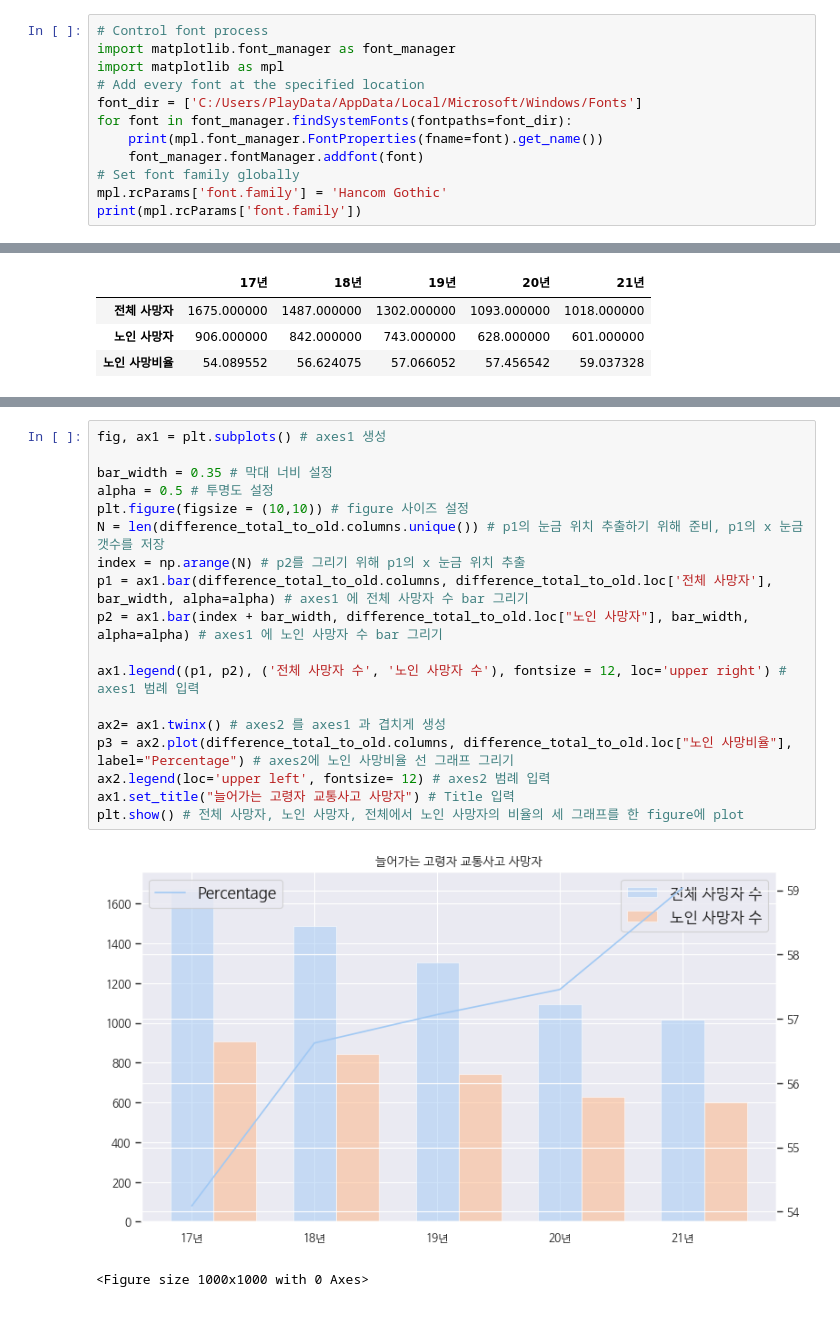
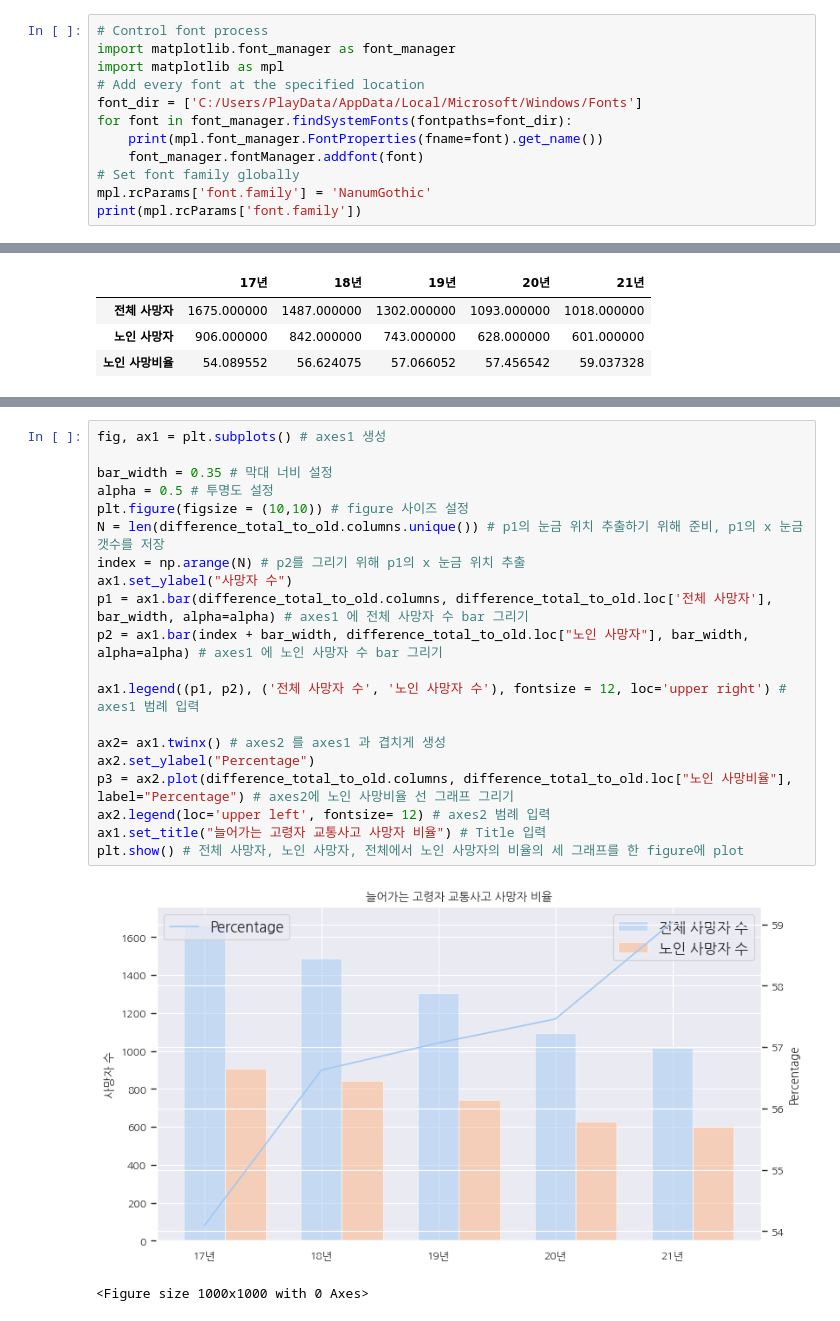
Before and after one commit to byeong-chang/EDA-for-Elder-man-from-traffic-danger, a Jupyter notebook: 1.2.additional_graph.ipynb, the cells around one changed output, grey strips where cells are left out. Cells and saved outputs as stored; diff of their text form.

```diff
--- a/1.2.additional_graph.ipynb
+++ b/1.2.additional_graph.ipynb
@@ -26,6 +26,6 @@ for font in font_manager.findSystemFonts(fontpaths=font_dir):
     print(mpl.font_manager.FontProperties(fname=font).get_name())
     font_manager.fontManager.addfont(font)
 # Set font family globally
-mpl.rcParams['font.family'] = 'Hancom Gothic'
+mpl.rcParams['font.family'] = 'NanumGothic'
 print(mpl.rcParams['font.family'])
 # %% [output]
@@ -144,21 +155,23 @@ plt.plot(difference_total_to_old.loc["노인 사망비율"]) # 잘 그려지는
 # %%
 fig, ax1 = plt.subplots() # axes1 생성
 
 bar_width = 0.35 # 막대 너비 설정
 alpha = 0.5 # 투명도 설정
 plt.figure(figsize = (10,10)) # figure 사이즈 설정
 N = len(difference_total_to_old.columns.unique()) # p1의 눈금 위치 추출하기 위해 준비, p1의 x 눈금 갯수를 저장
 index = np.arange(N) # p2를 그리기 위해 p1의 x 눈금 위치 추출
+ax1.set_ylabel("사망자 수")
 p1 = ax1.bar(difference_total_to_old.columns, difference_total_to_old.loc['전체 사망자'], bar_width, alpha=alpha) # axes1 에 전체 사망자 수 bar 그리기
 p2 = ax1.bar(index + bar_width, difference_total_to_old.loc["노인 사망자"], bar_width, alpha=alpha) # axes1 에 노인 사망자 수 bar 그리기
 
 ax1.legend((p1, p2), ('전체 사망자 수', '노인 사망자 수'), fontsize = 12, loc='upper right') # axes1 범례 입력
 
 ax2= ax1.twinx() # axes2 를 axes1 과 겹치게 생성
+ax2.set_ylabel("Percentage")
 p3 = ax2.plot(difference_total_to_old.columns, difference_total_to_old.loc["노인 사망비율"], label="Percentage") # axes2에 노인 사망비율 선 그래프 그리기
 ax2.legend(loc='upper left', fontsize= 12) # axes2 범례 입력
-ax1.set_title("늘어가는 고령자 교통사고 사망자") # Title 입력
+ax1.set_title("늘어가는 고령자 교통사고 사망자 비율") # Title 입력
 plt.show() # 전체 사망자, 노인 사망자, 전체에서 노인 사망자의 비율의 세 그래프를 한 figure에 plot
 # %% [output]
-[figure, old version]
+[figure, new version]
 <Figure size 1000x1000 with 0 Axes>
```
Also changed, not shown: parts of 8 cells of this notebook, 2 other files.
